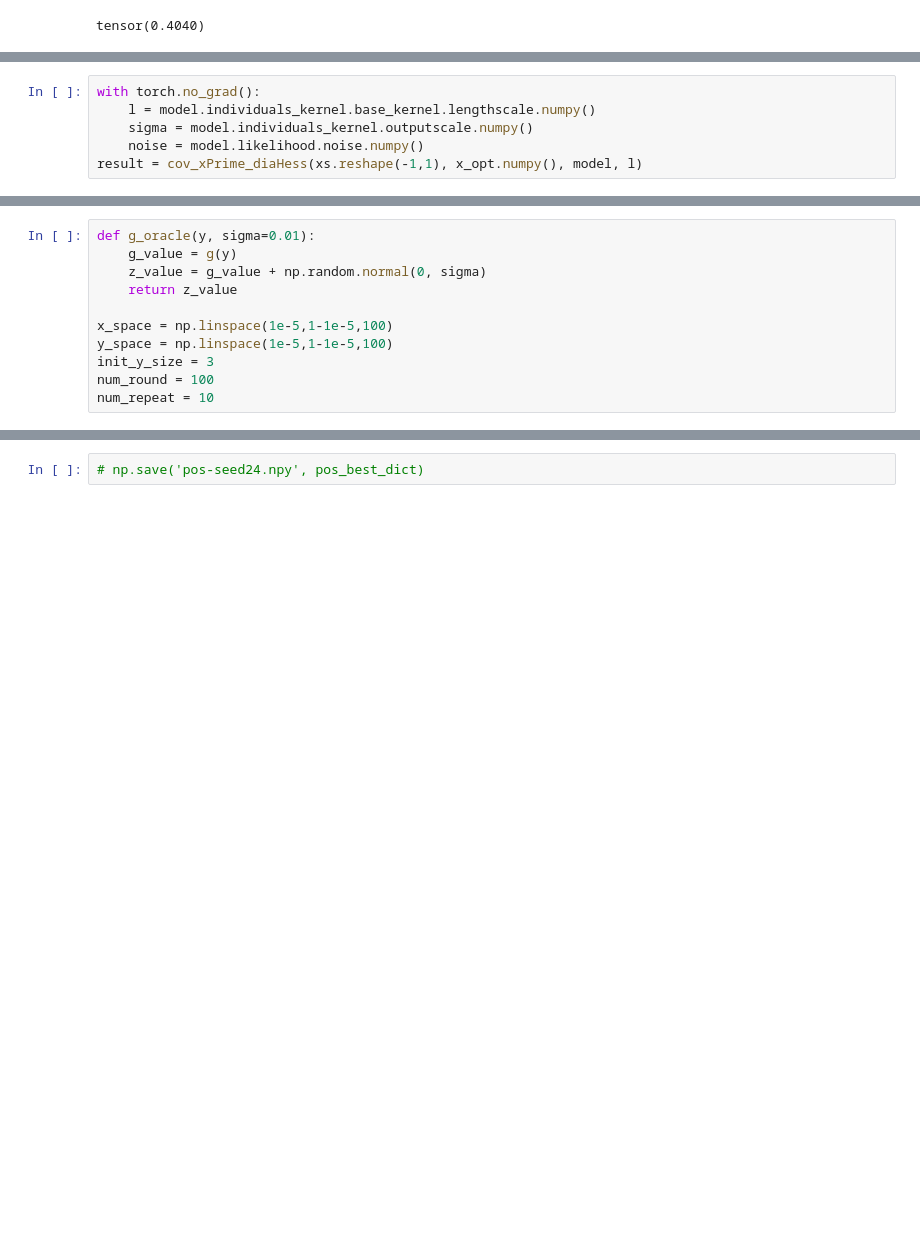
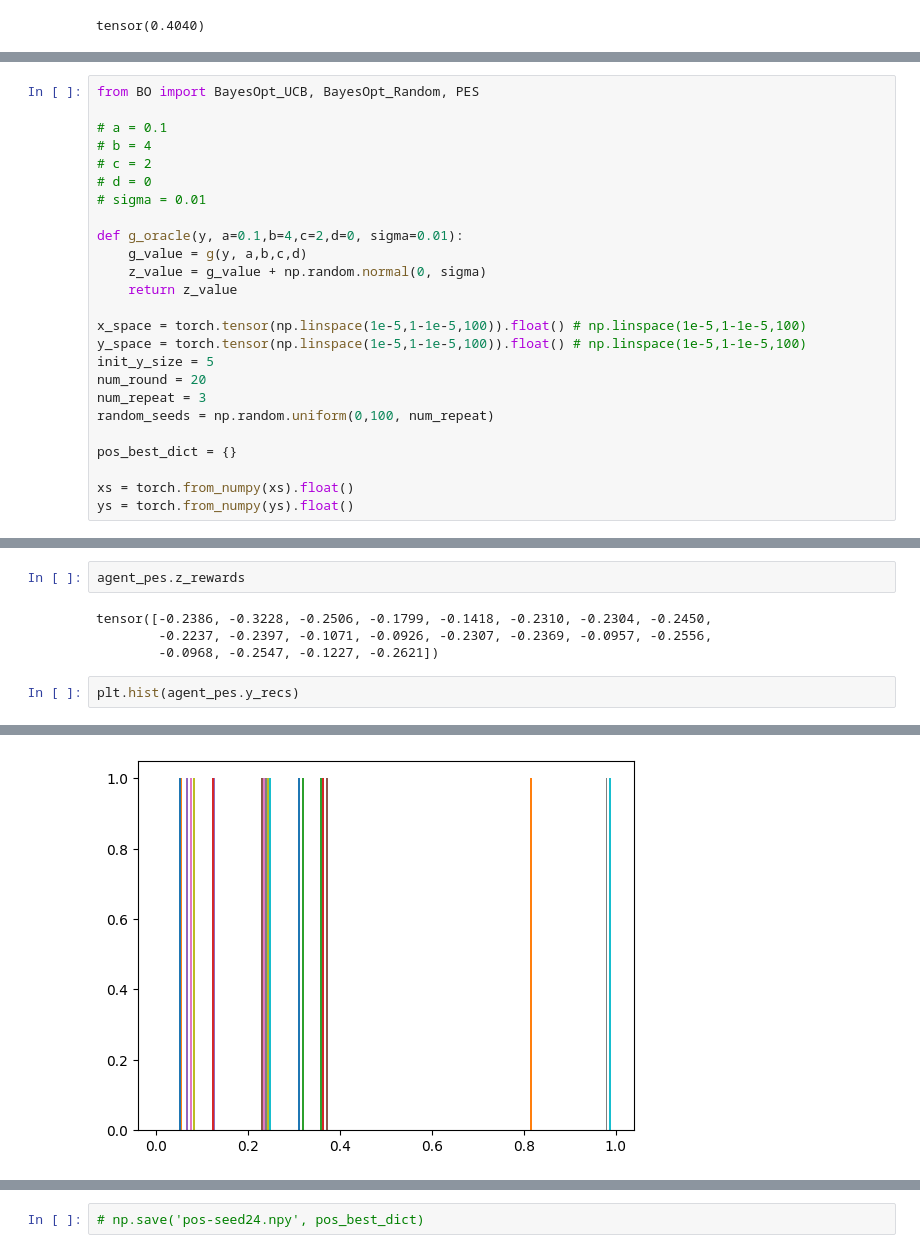
Before and after one commit to Mengyanz/deconditional-downscaling, a Jupyter notebook: simulation.ipynb, the cells around one changed output, grey strips where cells are left out. Cells and saved outputs as stored; diff of their text form; blank space fills up the shorter version.

```diff
--- a/simulation.ipynb
+++ b/simulation.ipynb
@@ -284,6 +205,0 @@ x_opt = torch.from_numpy(np.array([x_opt])).float()
-# %%
-with torch.no_grad():
-    l = model.individuals_kernel.base_kernel.lengthscale.numpy()
-    sigma = model.individuals_kernel.outputscale.numpy()
-    noise = model.likelihood.noise.numpy()
-result = cov_xPrime_diaHess(xs.reshape(-1,1), x_opt.numpy(), model, l)
@@ -458,11 +206,25 @@ with torch.no_grad():
 # %%
-def g_oracle(y, sigma=0.01):
-    g_value = g(y)
+from BO import BayesOpt_UCB, BayesOpt_Random, PES
+
+# a = 0.1
+# b = 4
+# c = 2
+# d = 0
+# sigma = 0.01
+
+def g_oracle(y, a=0.1,b=4,c=2,d=0, sigma=0.01):
+    g_value = g(y, a,b,c,d)
     z_value = g_value + np.random.normal(0, sigma)
     return z_value
 
-x_space = np.linspace(1e-5,1-1e-5,100)
-y_space = np.linspace(1e-5,1-1e-5,100)
-init_y_size = 3
-num_round = 100
-num_repeat = 10
+x_space = torch.tensor(np.linspace(1e-5,1-1e-5,100)).float() # np.linspace(1e-5,1-1e-5,100)
+y_space = torch.tensor(np.linspace(1e-5,1-1e-5,100)).float() # np.linspace(1e-5,1-1e-5,100)
+init_y_size = 5
+num_round = 20
+num_repeat = 3
+random_seeds = np.random.uniform(0,100, num_repeat)
+
+pos_best_dict = {}
+
+xs = torch.from_numpy(xs).float()
+ys = torch.from_numpy(ys).float()
@@ -468,0 +248,9 @@ num_repeat = 10
+# %%
+agent_pes.z_rewards
+# %% [output]
+tensor([-0.2386, -0.3228, -0.2506, -0.1799, -0.1418, -0.2310, -0.2304, -0.2450,
+        -0.2237, -0.2397, -0.1071, -0.0926, -0.2307, -0.2369, -0.0957, -0.2556,
+        -0.0968, -0.2547, -0.1227, -0.2621])
+# %%
+plt.hist(agent_pes.y_recs)
+# %% [output]
@@ -469 +274,2 @@ num_repeat = 10
+[figure, added]
 # %%
```
Also changed, not shown: parts of 48 cells of this notebook, 3 other files.
